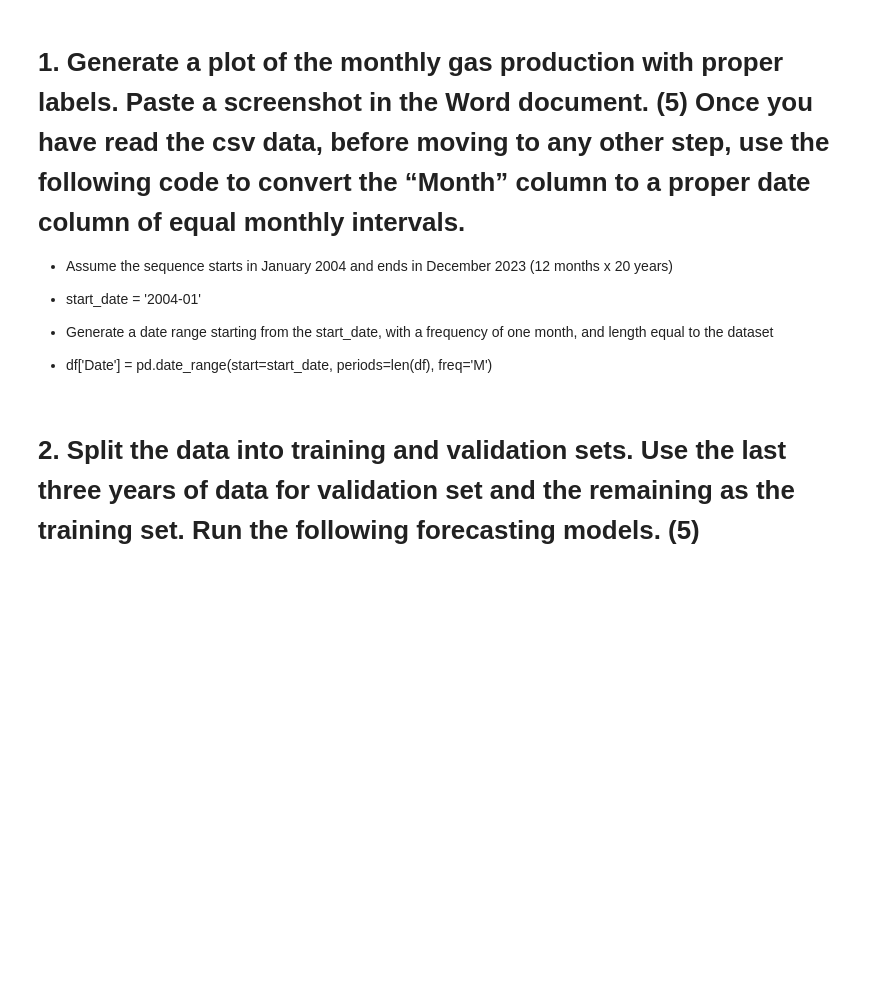
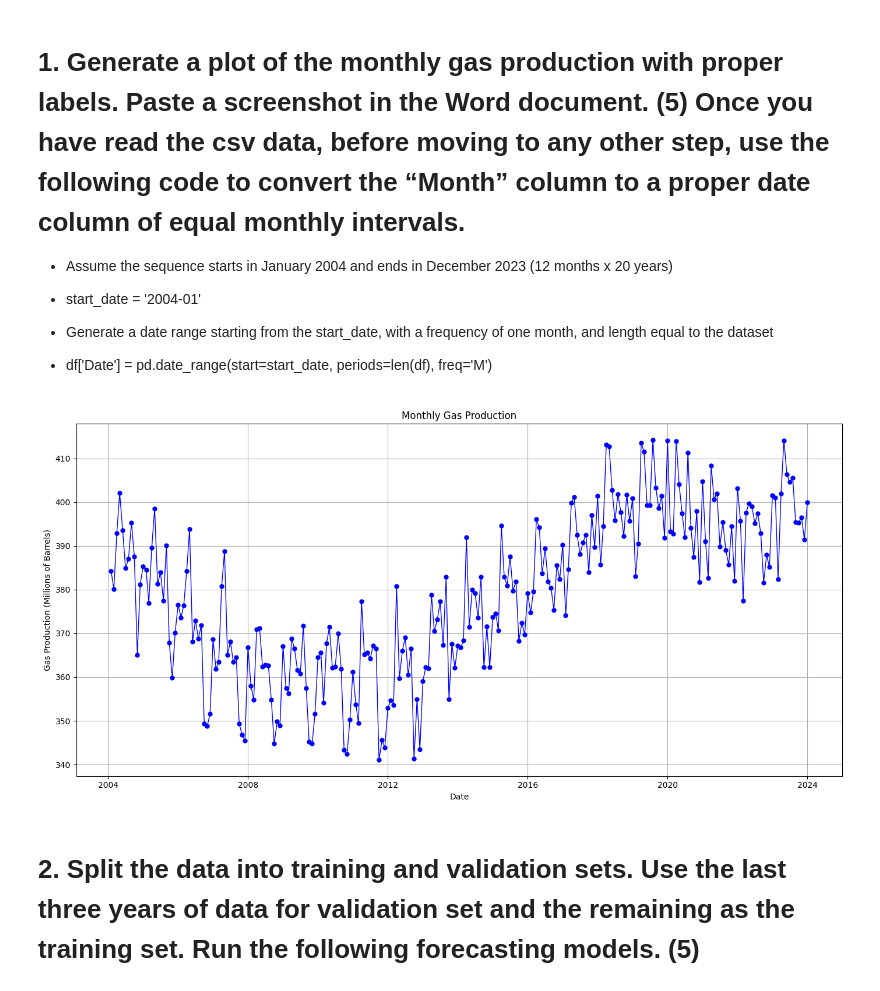
Before and after one commit to EviIius/6211_Advanced_BA, a Jupyter notebook: Assignment4_Series_Analysis/Time.ipynb, the cells around one changed output. Drawn from its saved outputs; the diff is of its cells as text; code cells hidden in the pictures; blank space fills up the shorter version.

```diff
--- a/Assignment4_Series_Analysis/Time.ipynb
+++ b/Assignment4_Series_Analysis/Time.ipynb
@@ -4,0 +9,3 @@
+# %%
+df = pd.read_csv('gas_prod.csv',sep=',')
+df
@@ -10,5 +31,24 @@
 
 - Generate a date range starting from the start_date, with a frequency of one month, and length equal to the dataset
 - df['Date'] = pd.date_range(start=start_date, periods=len(df), freq='M')
+# %%
+# Convert "Month" column to proper date column of equal monthly intervals
+df['Date'] = pd.date_range(start='2004-01', periods=len(df), freq='M')
+
+# Set Date as the index
+df.set_index('Date', inplace=True)
+
+# Generate plot of monthly gas production
+plt.figure(figsize=(14, 7))
+plt.plot(df.index, df['Gas_prod'], color='blue', marker='o', linestyle='-', linewidth=1, markersize=5)
+plt.title('Monthly Gas Production')
+plt.xlabel('Date')
+plt.ylabel('Gas Production (Millions of Barrels)')
+plt.grid(True)
+plt.tight_layout()
+
+plt.show()
+# %% [output]
+[figure, added]
 # %% [markdown]
 # **2. Split the data into training and validation sets.  Use the last three years of data for validation set and the remaining as the training set. Run the following forecasting models. (5)**
```
Also changed, not shown: parts of 5 cells of this notebook.
